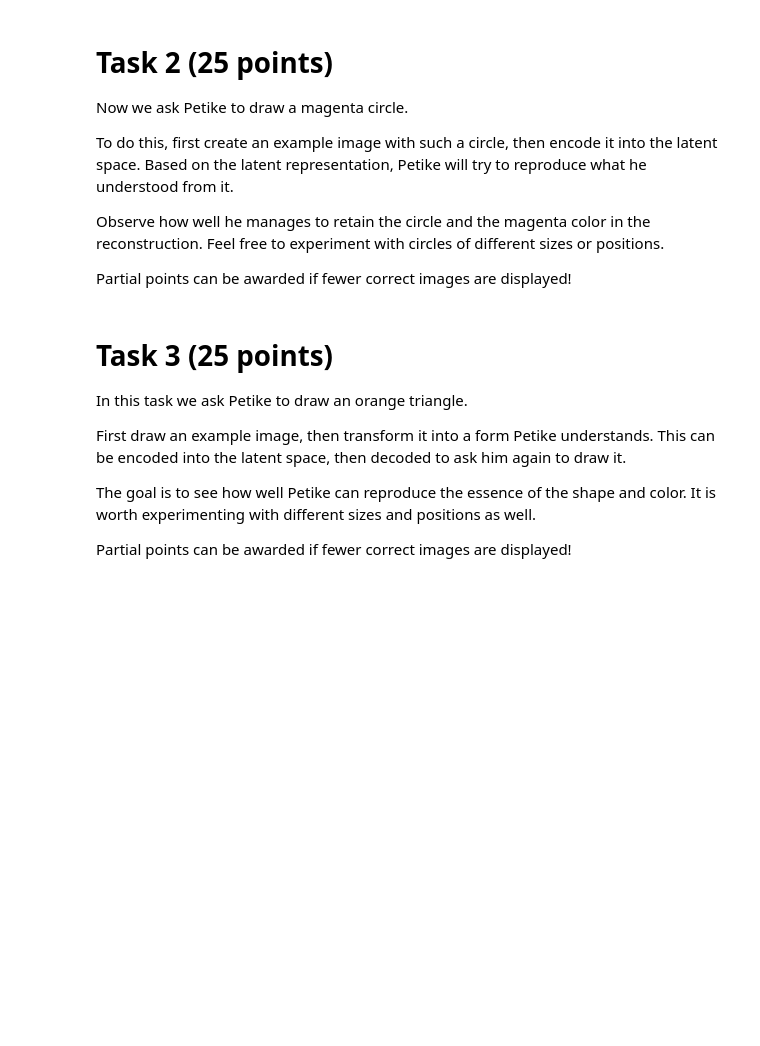
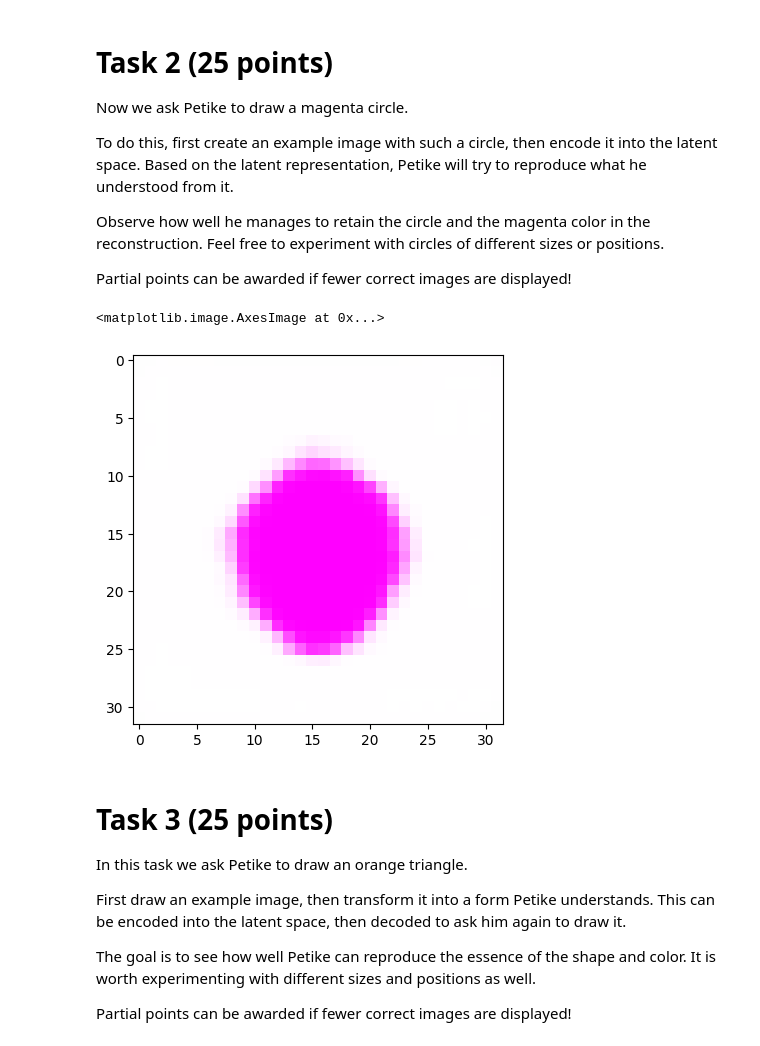
Before and after one commit to RayanKamarinchev/AI, a Jupyter notebook: IOAI_prep/hungary/2025/problem4.ipynb, the cells around one changed output. Saved outputs shown, nothing was run; the diff lists cells and outputs as text; code cells hidden in the pictures; blank space fills up the shorter version.

```diff
--- a/IOAI_prep/hungary/2025/problem4.ipynb
+++ b/IOAI_prep/hungary/2025/problem4.ipynb
@@ -218,7 +219,7 @@ In the next step, we download Petike’s model so we can experiment with the lat
 ## **Initialize Petike**
 # %%
 petike = Petike().to(device)
-petike.load_state_dict(torch.load("petike.pth", map_location=torch.device(device)))
+petike.load_state_dict(torch.load("./data_palette4/petike.pth", map_location=torch.device(device)))
 
 model_graph = draw_graph(petike, input_size=(1,3,32,32), expand_nested=False)
 model_graph.visual_graph
@@ -372,6 +403,15 @@ To do this, first create an example image with such a circle, then encode it int
 Observe how well he manages to retain the circle and the magenta color in the reconstruction. Feel free to experiment with circles of different sizes or positions.
 
 Partial points can be awarded if fewer correct images are displayed!
+# %%
+img = draw_shape('circle', 20, (4,4), (255, 0, 255))
+tensor = image_to_tensor(img).to(device)
+outs = reconstruct(petike, tensor)
+new_img = tensor_to_image(outs)
+plt.imshow(new_img)
+# %% [output]
+<matplotlib.image.AxesImage at 0x...>
+[figure, added]
 # %% [markdown]
 # **Task 3 (25 points)**
 
```
Also changed, not shown: parts of 7 cells of this notebook, 1 other file.
